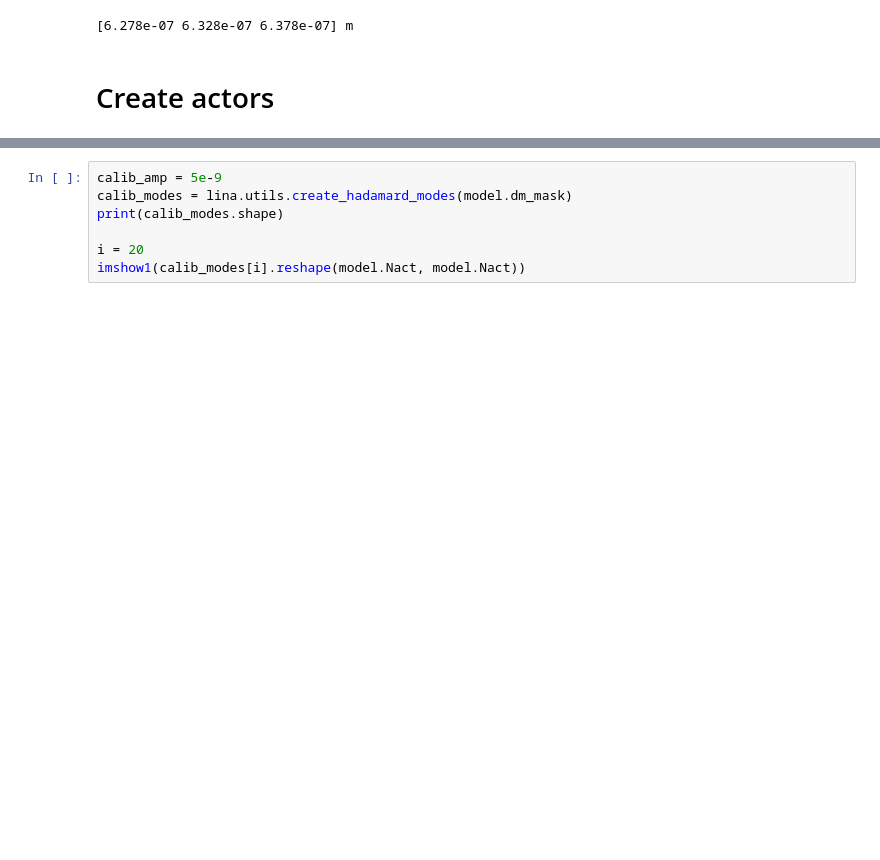
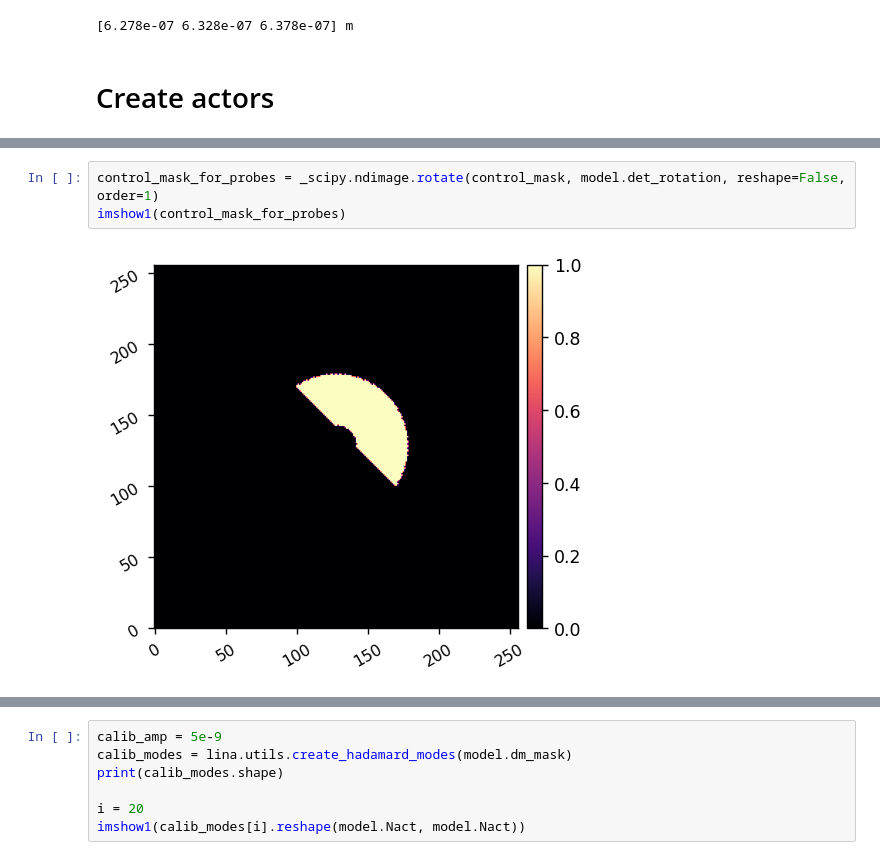
Before and after one commit to uasal/scoob-psf, a Jupyter notebook: example-notebooks/scoobpsf_bbiefc_demo.ipynb, the cells around one changed output, grey strips where cells are left out. Drawn from its saved outputs; the diff is of its cells as text; blank space fills up the shorter version.

```diff
--- a/example-notebooks/scoobpsf_bbiefc_demo.ipynb
+++ b/example-notebooks/scoobpsf_bbiefc_demo.ipynb
@@ -108,3 +106,8 @@ imshow3(weight_map, control_mask, control_mask*ref_im, lognorm3=True, pxscl=mode
+# %%
+control_mask_for_probes = _scipy.ndimage.rotate(control_mask, model.det_rotation, reshape=False, order=1)
+imshow1(control_mask_for_probes)
+# %% [output]
+[figure, added]
 # %%
 reload(lina.utils)
 probe_amp = 2e-8
```
Also changed, not shown: parts of 8 cells of this notebook, 1 other file.
